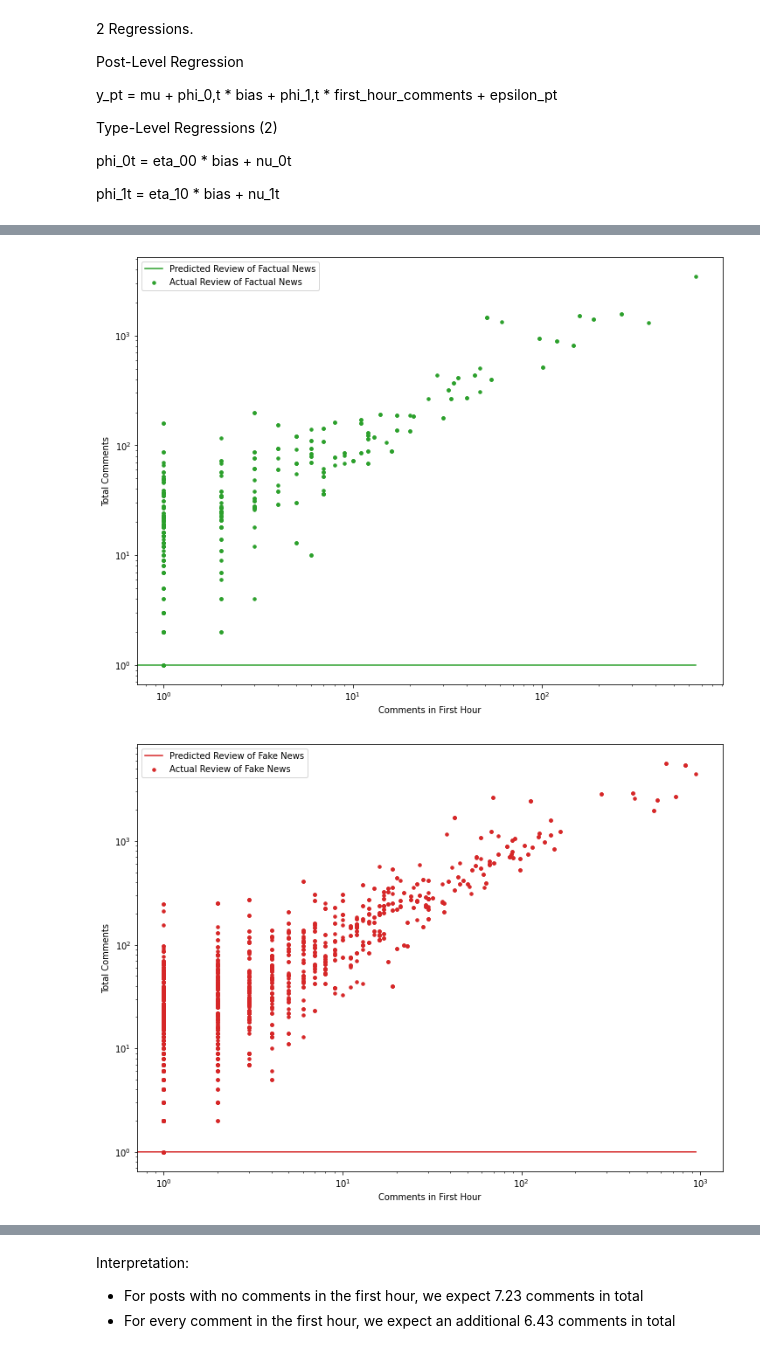
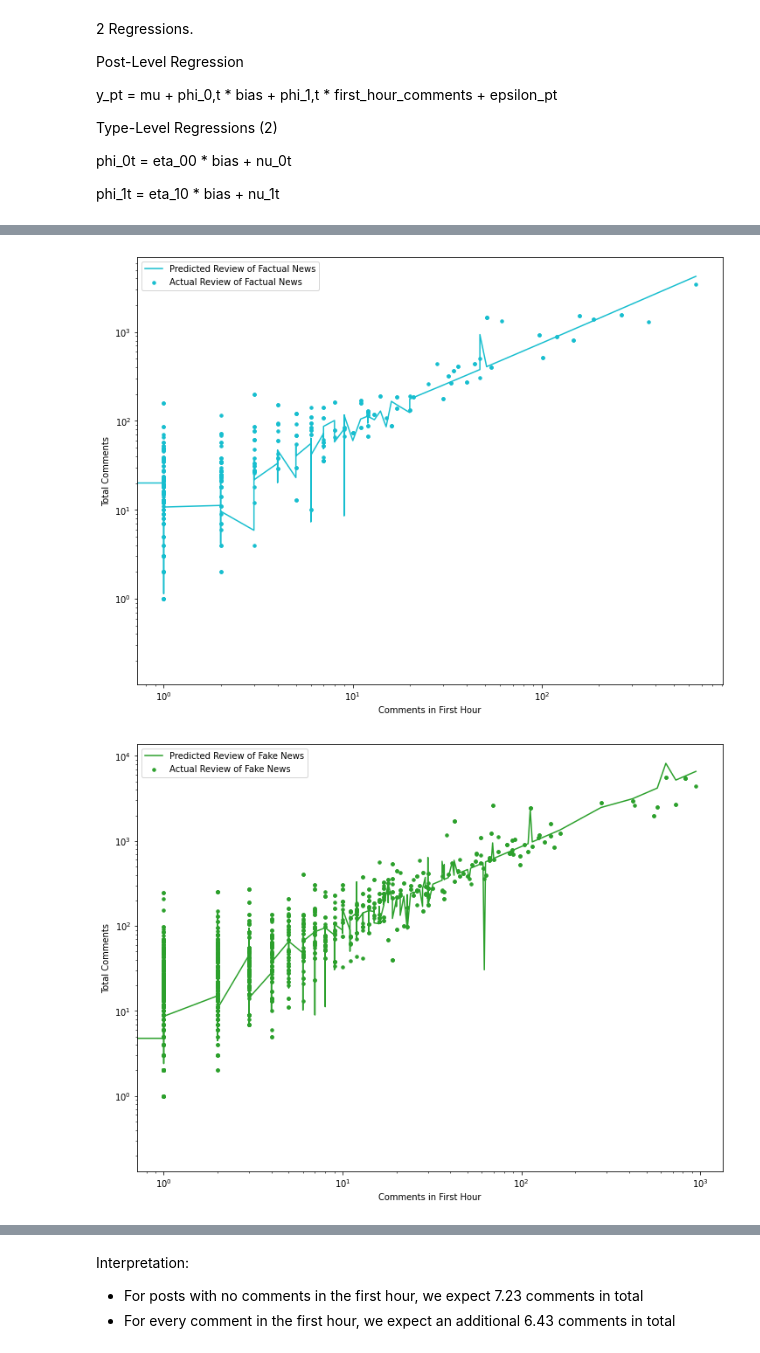
Before and after one commit to ageil/Probabilistic-Programming, a Jupyter notebook: model/SubredditModel.ipynb, the cells around one changed output, grey strips where cells are left out. Drawn from its saved outputs; the diff is of its cells as text; code cells hidden in the pictures.

```diff
--- a/model/SubredditModel.ipynb
+++ b/model/SubredditModel.ipynb
@@ -164,6 +164,6 @@ r_means = get_r_means(torch.Tensor(p_subreddits).long(), r_data)
 if COMMENTS_ONLY:
     for i in range(4):
         # actual predictions, using just type data
-        y_pred = get_type_only_y_pred(p_data, t_data, p_types, None, r_means)
+        y_pred = get_type_only_y_pred(p_data=p_data, t_data=t_data, p_types=p_types, r_means=r_means)
         plot_predictions(original_p_data, y, p_types, original_p_data, y_pred.int(), p_types, indep=INDEP, only_type=i, log_scale=True, alpha=0.1)
 # %% [output]
@@ -174,6 +174,6 @@ if COMMENTS_ONLY:
 # %%
 # Using all data (Jagged—other factors at play)
-y_pred = get_y_pred(p_data, t_data, None, r_data, p_types, None, p_subreddits)
+y_pred = get_y_pred(p_data=p_data, t_data=t_data, r_data=r_data, p_types=p_types, p_subreddits=p_subreddits, s_data=None, p_stories=None)
 
 for i in range(4):
     plot_predictions(original_p_data, y, p_types, original_p_data, y_pred, p_types, indep=INDEP, only_type=i, log_scale=True)
@@ -183,3 +183,3 @@ for i in range(4):
-[figure, old version]
+[figure, new version]
-[figure, old version]
+[figure, new version]
 # %%
```
Also changed, not shown: parts of 19 cells of this notebook, 2 other files.
